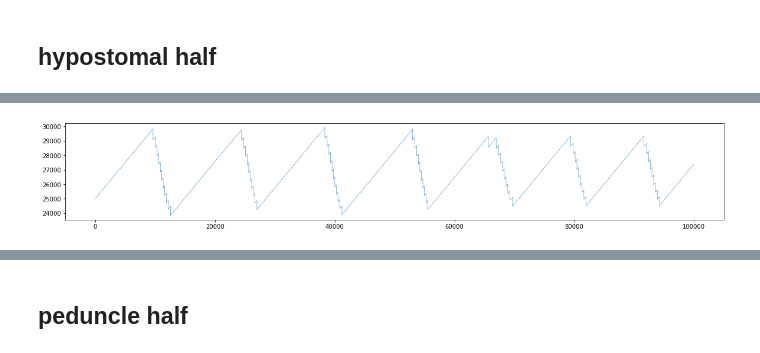
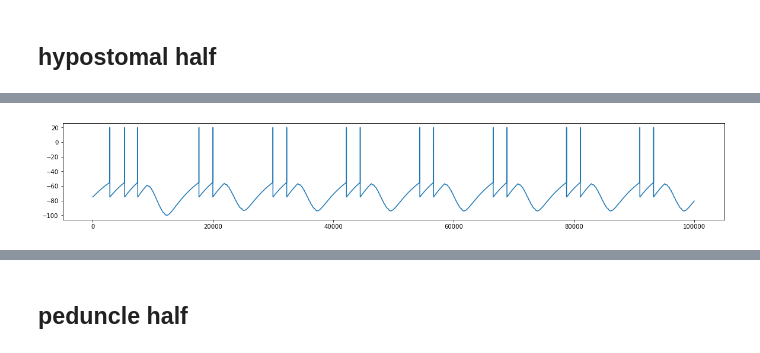
Before and after one commit to hengjiwang/hydranerv, a Jupyter notebook: hydranerv/models/network/s_dep_k_e/sim_ecto_randnet_bisected.ipynb, the cells around one changed output, grey strips where cells are left out. Saved outputs shown, nothing was run; the diff lists cells and outputs as text; code cells hidden in the pictures.

```diff
--- a/hydranerv/models/network/s_dep_k_e/sim_ecto_randnet_bisected.ipynb
+++ b/hydranerv/models/network/s_dep_k_e/sim_ecto_randnet_bisected.ipynb
@@ -65,6 +62,7 @@ ntwk = run_sim(density_rp_cb=.1, density_cb_rp=.05)
 # %%
 plt.figure(figsize=(20,3))
-plt.plot(ntwk.cbnet.neurons[9].sigma_w_train, lw=.5)
+# plt.plot(ntwk.cbnet.neurons[9].sigma_w_train, lw=.5)
+plt.plot(ntwk.rpnet.neurons[0].v_train)
 plt.show()
 # %% [output]
-[figure, old version]
+[figure, new version]
```
Also changed, not shown: parts of 10 cells of this notebook, 4 other files.
